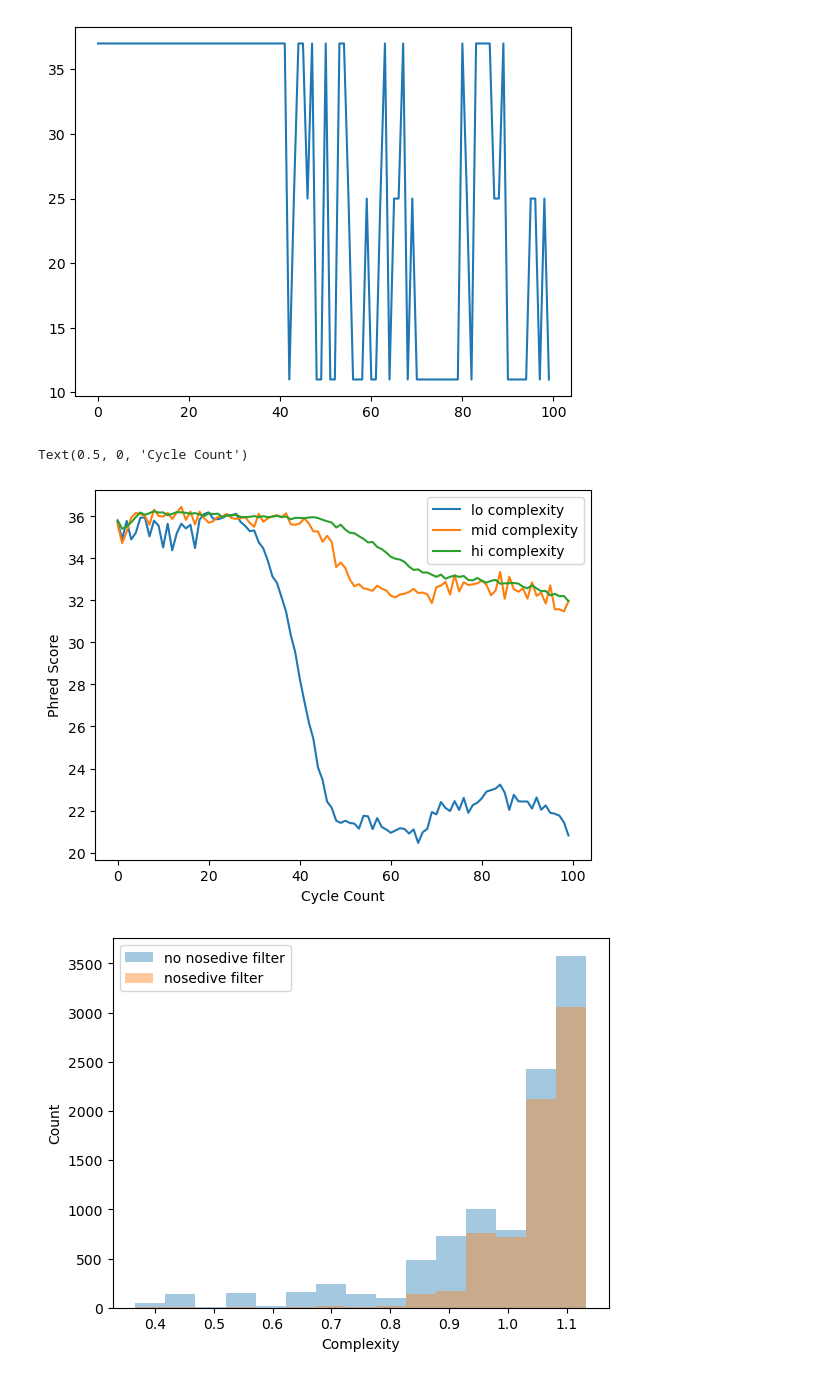
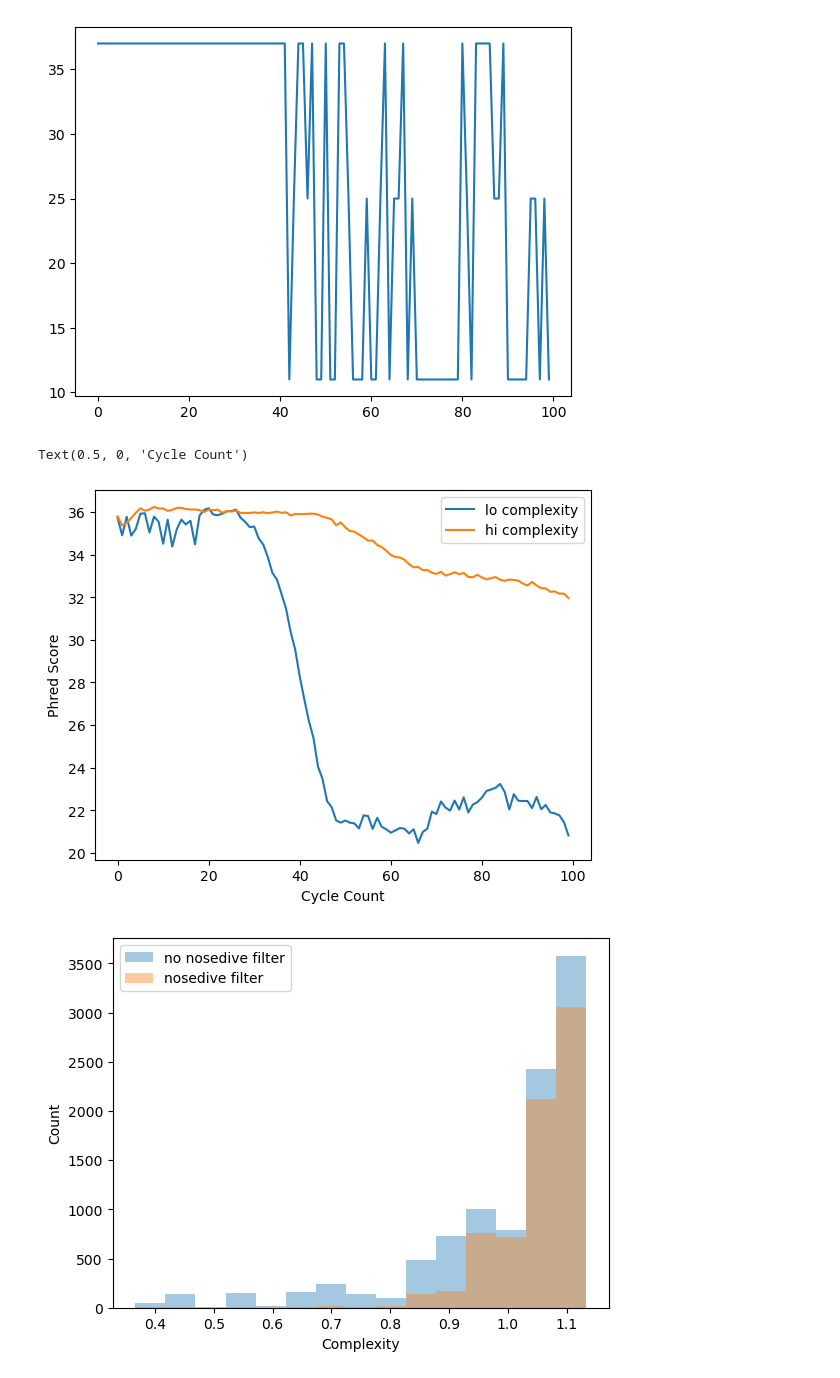
Before and after one commit to GeroyUsilov/raw_data_scripts, a Jupyter notebook: compression_testing.ipynb, the cells around one changed output. Cells and saved outputs as stored; diff of their text form; code cells hidden in the pictures.

```diff
--- a/compression_testing.ipynb
+++ b/compression_testing.ipynb
@@ -144,18 +144,18 @@ plt.plot(low_complexity[j].letter_annotations["phred_quality"])
 [<matplotlib.lines.Line2D at 0x...>]
 [figure]
 # %%
-low_bound = .9
-hi_bound = 0.95
-plt.plot(np.mean(quality_mat1[:,complexities1 < low_bound],axis = 1),label = "lo complexity")
-plt.plot(np.mean(quality_mat1[:,(complexities1 > low_bound) & (complexities1 < hi_bound)],axis = 1),label = "mid complexity")
+#low_bound = .9
+hi_bound = 0.9
+plt.plot(np.mean(quality_mat1[:,complexities1 < hi_bound],axis = 1),label = "lo complexity")
+#plt.plot(np.mean(quality_mat1[:,(complexities1 > low_bound) & (complexities1 < hi_bound)],axis = 1),label = "mid complexity")
 
 plt.plot(np.mean(quality_mat1[:,complexities1 > hi_bound],axis = 1),label = "hi complexity")
 plt.legend()
 plt.ylabel('Phred Score')
 plt.xlabel('Cycle Count')
 # %% [output]
 Text(0.5, 0, 'Cycle Count')
-[figure, old version]
+[figure, new version]
 # %%
 plt.hist(complexities1,15,alpha = 0.4,label = "no nosedive filter")
 mask = np.mean(quality_mat1[35:,:],axis = 0) > 28
```
Also changed, not shown: parts of 1 cell of this notebook, 1 other file.
